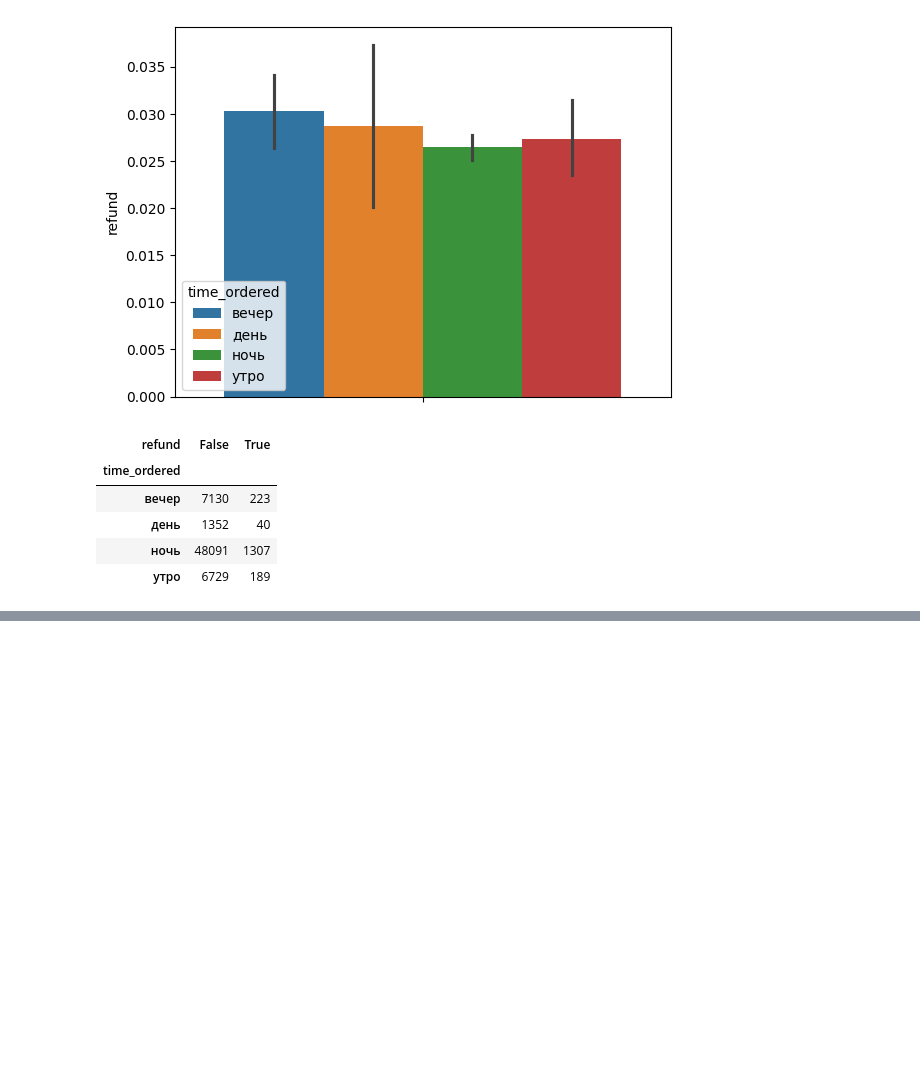
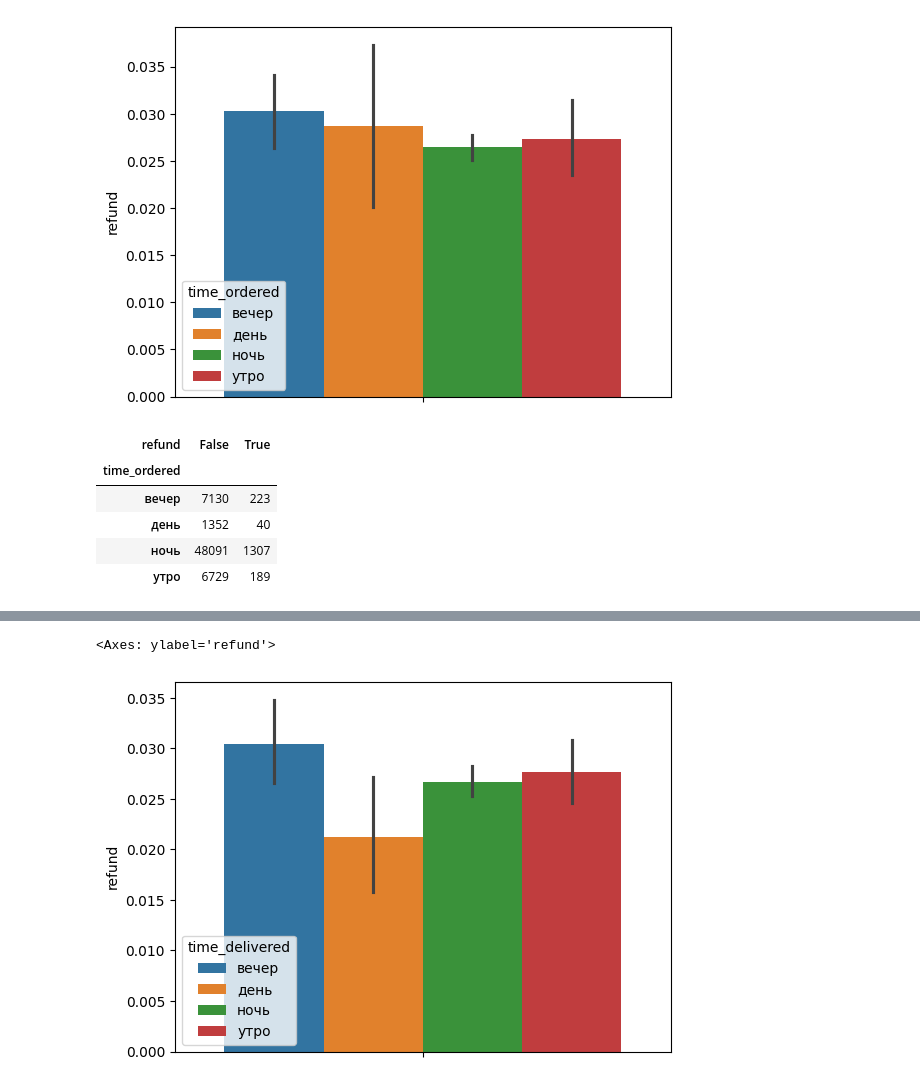
Before and after one commit to PigStep/ML-Delivery-Refund-Research, a Jupyter notebook: notebook/notebook.ipynb, the cells around one changed output, grey strips where cells are left out. Cells and saved outputs as stored; diff of their text form; code cells hidden in the pictures; blank space fills up the shorter version.

```diff
--- a/notebook/notebook.ipynb
+++ b/notebook/notebook.ipynb
@@ -611,0 +619,5 @@ np.float64(0.2805208097218674)
+# %%
+sns.barplot(delivery_data,y="refund",hue="time_delivered")
+# %% [output]
+<Axes: ylabel='refund'>
+[figure, added]
```
Also changed, not shown: parts of 9 cells of this notebook.
